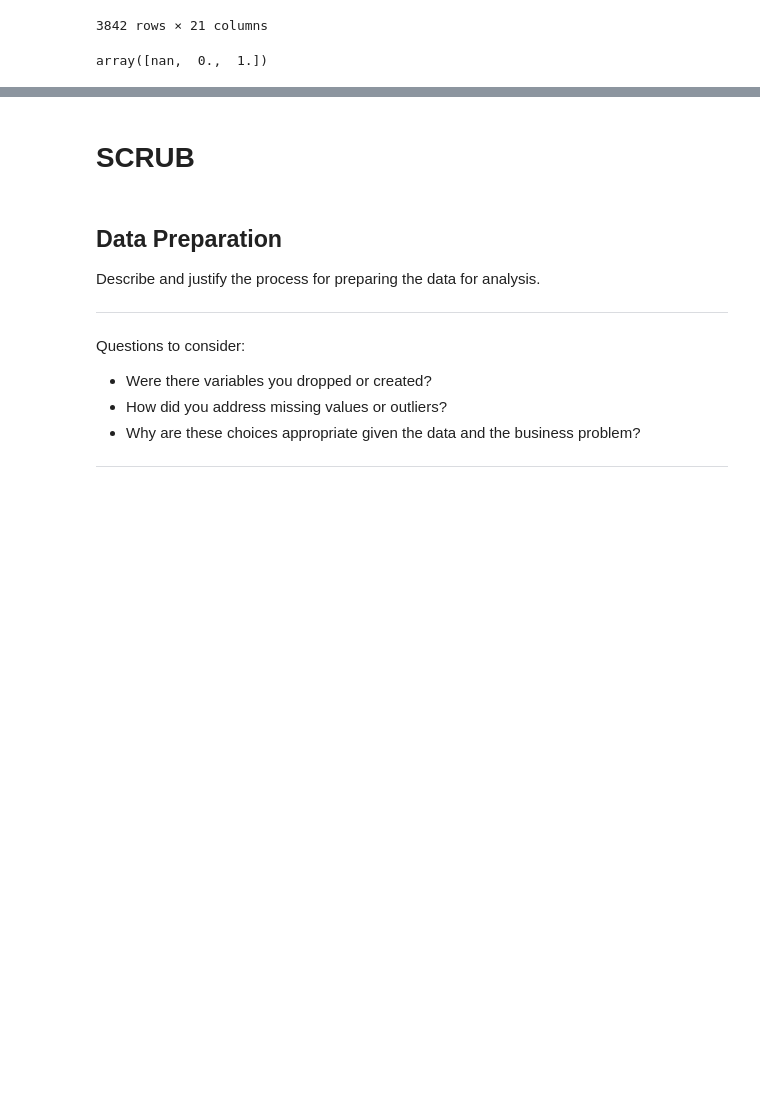
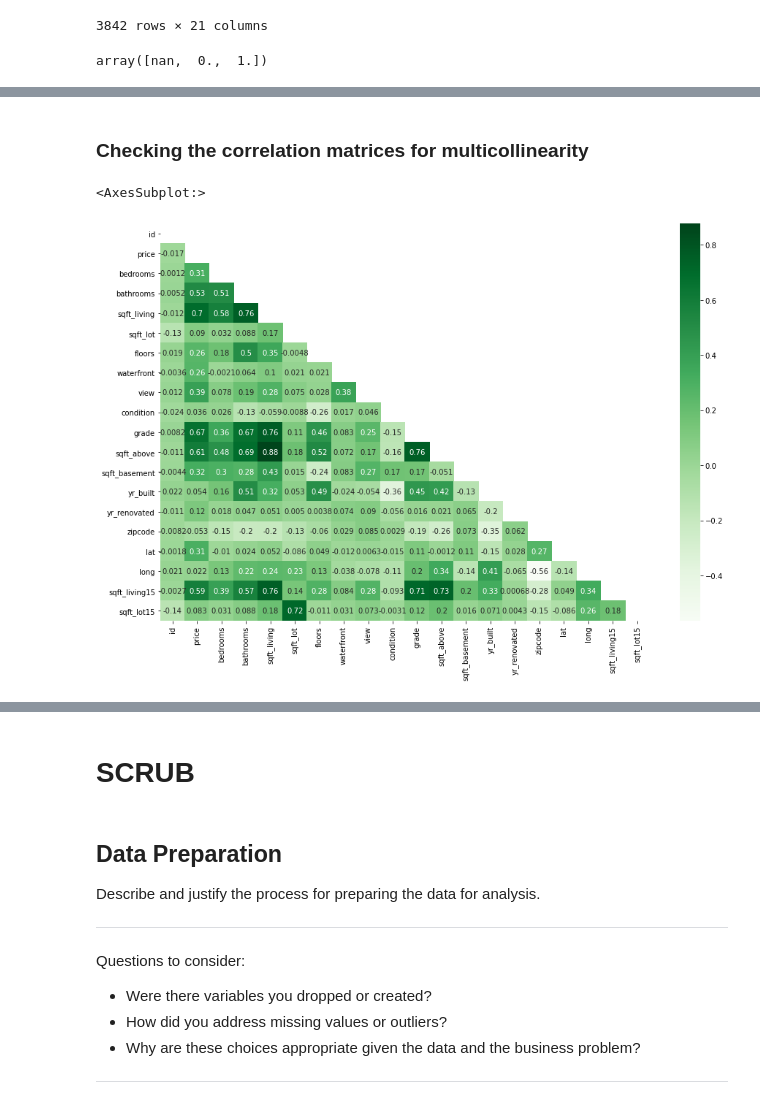
Before and after one commit to ebtezcan/dsc-phase-2-project, a Jupyter notebook: index_OSEMN_plus_mvp.ipynb, the cells around one changed output, grey strips where cells are left out. Saved outputs shown, nothing was run; the diff lists cells and outputs as text; code cells hidden in the pictures; blank space fills up the shorter version.

```diff
--- a/index_OSEMN_plus_mvp.ipynb
+++ b/index_OSEMN_plus_mvp.ipynb
@@ -286,0 +302,2 @@ array([nan,  0.,  1.])
+# %%
+df['yr_renovated'].fillna(0, inplace=True)
@@ -286,0 +364,4 @@ array([nan,  0.,  1.])
+# %%
+df['sqft_basement'] = df['sqft_basement'].map(lambda x: x.replace('?', '0') if x=='?' else x)
+# df['sqft_basement'] = df['sqft_basement'].map(lambda x: int(float(x)))
+df['sqft_basement'] = df['sqft_basement'].astype('float').astype('int64')
@@ -286,0 +394,2 @@ array([nan,  0.,  1.])
+# %%
+df['waterfront'].fillna(0, inplace=True)
@@ -286,0 +416,10 @@ array([nan,  0.,  1.])
+# %% [markdown]
+### Checking the correlation matrices for multicollinearity
+# %%
+mask = np.zeros_like(df.corr())
+mask[np.triu_indices_from(mask)] = True
+fig, ax = plt.subplots(figsize=(15,10))
+sns.heatmap(df.corr(),annot=True, mask=mask, cmap='Greens')
+# %% [output]
+<AxesSubplot:>
+[figure, added]
```
Also changed, not shown: parts of 15 cells of this notebook.
